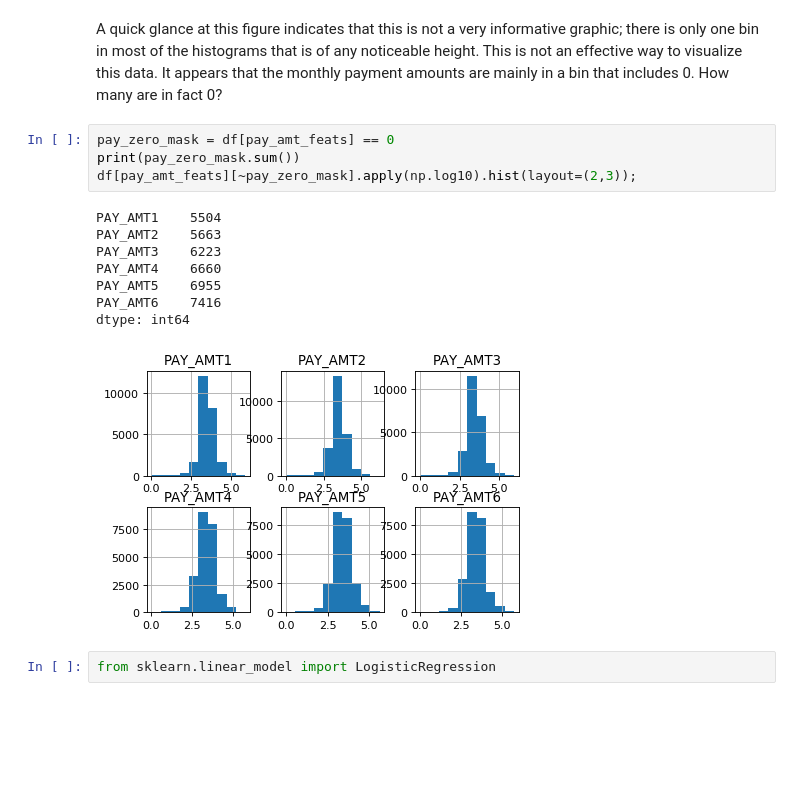
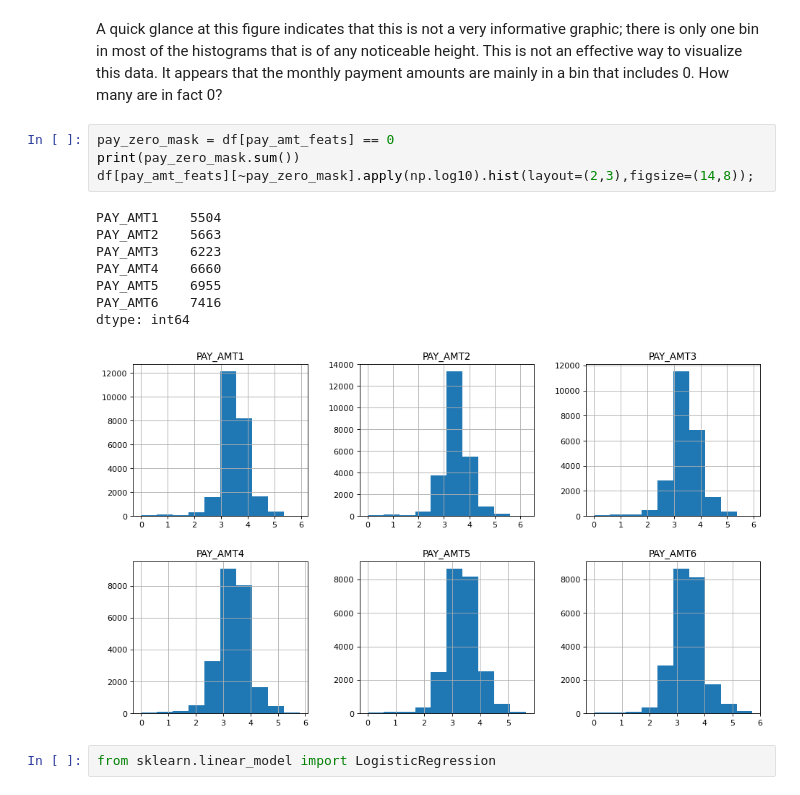
Before and after one commit to nehat280/Credit-Card-Default-Detection, a Jupyter notebook: default of credit card clients .ipynb, the cells around one changed output. Saved outputs shown, nothing was run; the diff lists cells and outputs as text; blank space fills up the shorter version.

```diff
--- a/default of credit card clients .ipynb
+++ b/default of credit card clients .ipynb
@@ -287,16 +396,16 @@ payment amounts are mainly in a bin that includes 0. How many are in fact 0?
 # %%
 pay_zero_mask = df[pay_amt_feats] == 0
 print(pay_zero_mask.sum())
-df[pay_amt_feats][~pay_zero_mask].apply(np.log10).hist(layout=(2,3));
+df[pay_amt_feats][~pay_zero_mask].apply(np.log10).hist(layout=(2,3),figsize=(14,8));
 # %% [output]
 PAY_AMT1    5504
 PAY_AMT2    5663
 PAY_AMT3    6223
 PAY_AMT4    6660
 PAY_AMT5    6955
 PAY_AMT6    7416
 dtype: int64
-[figure, old version]
+[figure, new version]
 # %%
 from sklearn.linear_model import LogisticRegression
 # %% [markdown]
```
Also changed, not shown: parts of 84 cells of this notebook.
